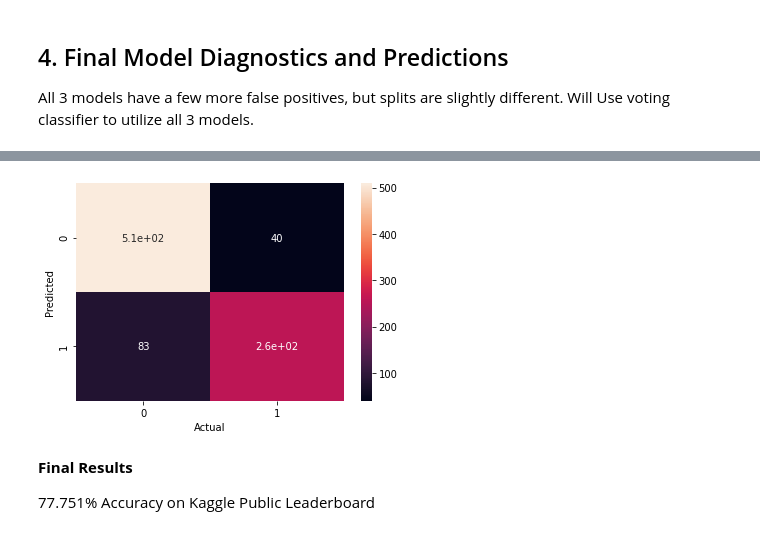
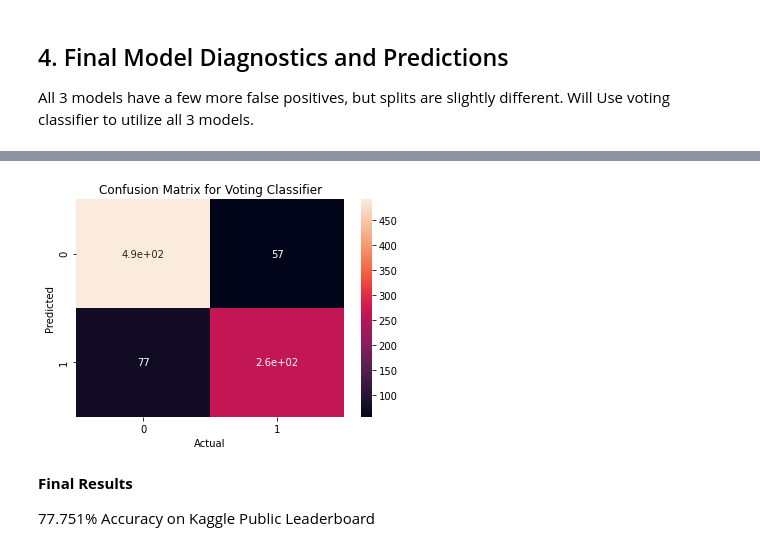
Before and after one commit to Kendall-Kikkawa/Titanic_Kaggle_Challenge, a Jupyter notebook: Titanic.ipynb, the cells around one changed output, grey strips where cells are left out. Saved outputs shown, nothing was run; the diff lists cells and outputs as text; code cells hidden in the pictures.

```diff
--- a/Titanic.ipynb
+++ b/Titanic.ipynb
@@ -439,7 +572,8 @@ def gridSearch(pipe, param_grid, X_train, Y_train, K):
     Returns best hyperparameters for a particular model based on training data
     """
     # Create grid search object
-    clf = GridSearchCV(pipe, param_grid=param_grid, cv=K, verbose=True, n_jobs=-1)
+    clf = GridSearchCV(pipe, param_grid=param_grid, cv=K,
+                       scoring='accuracy', verbose=True, n_jobs=-1)
     # Fit on data
     best_model = clf.fit(X_train, Y_train)
 
@@ -447,11 +581,11 @@ def gridSearch(pipe, param_grid, X_train, Y_train, K):
 # %%
 # Find Best Logistic Regression
 pipe = Pipeline([('classifier' , LogisticRegression(random_state=RANDOM_STATE,
-                                                    max_iter=500))])
+                                                    max_iter=1000))])
 
 # Create param grid.
 param_grid = [
-    {'classifier' : [LogisticRegression(random_state=RANDOM_STATE, max_iter=500)],
+    {'classifier' : [LogisticRegression(random_state=RANDOM_STATE, max_iter=1000)],
      'classifier__penalty' : ['l1', 'l2', 'elasticnet'],
     'classifier__C' : np.logspace(-4, 4, 20),
     'classifier__solver' : ['saga']}
@@ -563,0 +705,16 @@ KNeighborsClassifier(algorithm='auto', leaf_size=30, metric='minkowski',
+# %%
+# Find Best Support Vector Machine Regression
+pipe = Pipeline([('classifier' , SVC(random_state=RANDOM_STATE,
+                                                    max_iter=1000))])
+
+# Create param grid.
+param_grid = [{
+    'classifier' : [SVC(random_state=RANDOM_STATE, max_iter=1000)],
+    'classifier__kernel' : ['linear', 'poly', 'rbf', 'sigmoid'],
+    'classifier__C' : np.logspace(-4, 4, 20),
+    'classifier__gamma' : ['scale', 'auto'],
+    'classifier__class_weight' : ['balanced', None]
+}]
+
+# Fit on data
+best_svc = gridSearch(pipe, param_grid, X_train, Y_train, K)
@@ -580,9 +840,12 @@ All 3 models have a few more false positives, but splits are slightly different.
 lr = best_logreg.best_estimator_.get_params()['classifier']
 rf = best_rf.best_estimator_.get_params()['classifier']
 knn = best_knn.best_estimator_.get_params()['classifier']
+svc = best_svc.best_estimator_.get_params()['classifier']
+gnb = gnb
 
 eclf = VotingClassifier(estimators=[
-    ('lr', lr), ('rf', rf), ('knn', knn)], voting='hard')
+    ('lr', lr), ('rf', rf), ('knn', knn), ('gnb', gnb), ('svc', svc)],
+                        voting='hard')
 # %%
 cv_acc = cross_val_acc(eclf, X_train, Y_train, K)
 print(f'Voting Model {K} Fold CV Accuracy = {cv_acc}')
@@ -595,12 +858,13 @@ Voting Model Training Accuracy = 0.8619528619528619
 # %%
 # Confusion Matrix for Voting model on Training Data
 ## Have more False Positives that False Negatives
 y_pred = eclf.predict(X_train)
 sns.heatmap(confusion_matrix(Y_train, y_pred), annot=True);
 plt.ylabel('Predicted');
 plt.xlabel('Actual');
+plt.title('Confusion Matrix for Voting Classifier');
 # %% [output]
-[figure, old version]
+[figure, new version]
 # %%
 # Make Final Predictions
 test_preds = eclf.predict(testClean)
```
Also changed, not shown: parts of 55 cells of this notebook, 1 other file.
